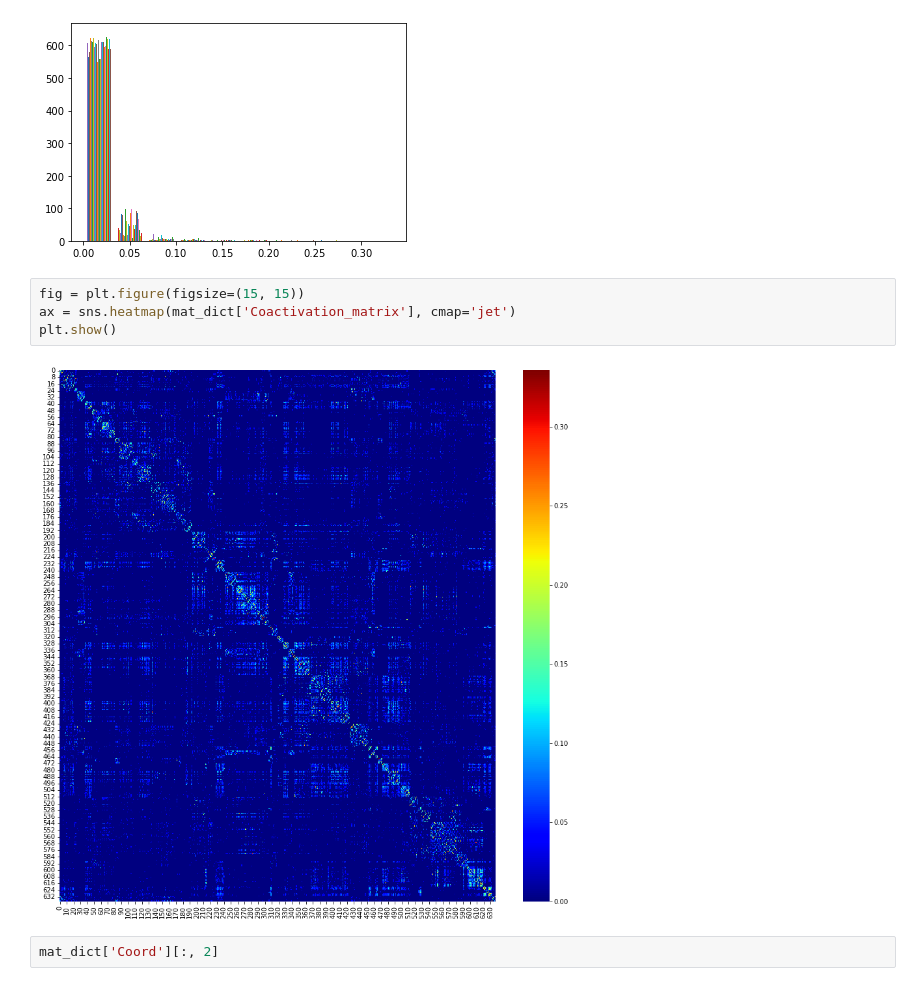
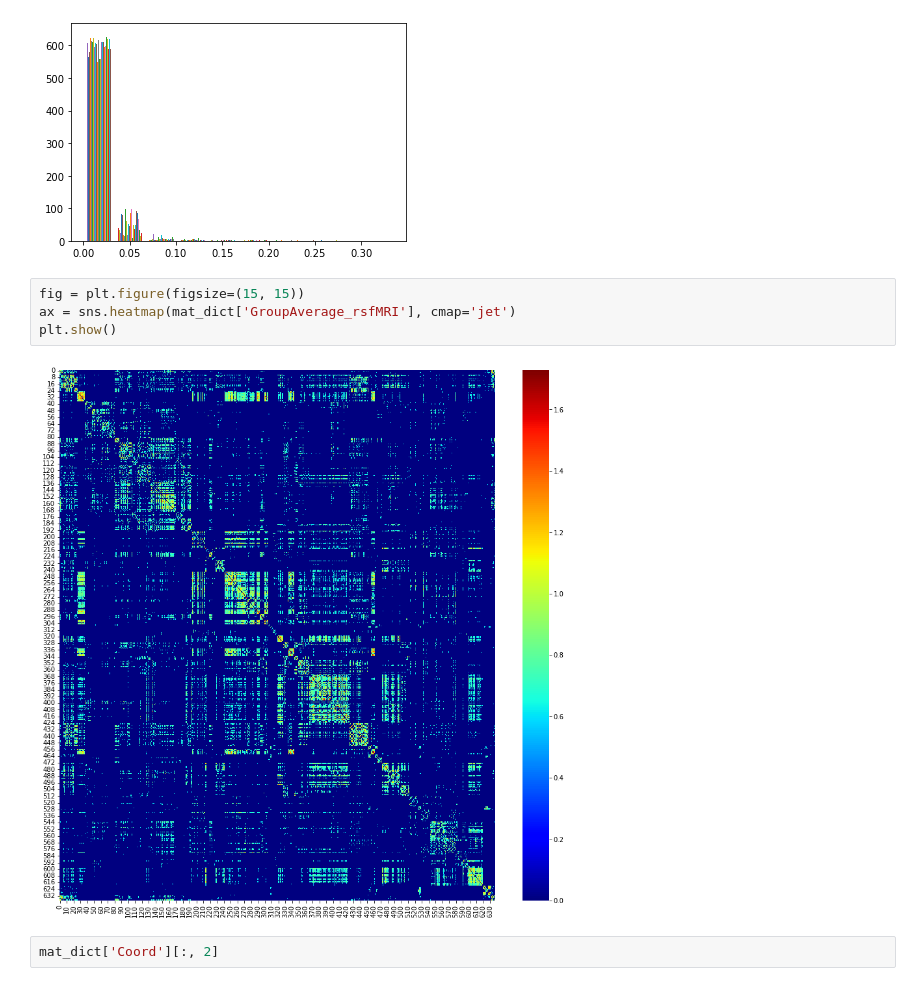
Before and after one commit to Fernando-JAL/Neurociencias-2025-1, a Jupyter notebook: S_03_Clases/09 BCT/Coactivation_matrix.ipynb, the cells around one changed output. Saved outputs shown, nothing was run; the diff lists cells and outputs as text.

```diff
--- a/S_03_Clases/09 BCT/Coactivation_matrix.ipynb
+++ b/S_03_Clases/09 BCT/Coactivation_matrix.ipynb
@@ -91,10 +91,10 @@ plt.hist(mat_dict['Coactivation_matrix'])
 [figure]
 # %%
 fig = plt.figure(figsize=(15, 15))
-ax = sns.heatmap(mat_dict['Coactivation_matrix'], cmap='jet')
+ax = sns.heatmap(mat_dict['GroupAverage_rsfMRI'], cmap='jet')
 plt.show()
 # %% [output]
-[figure, old version]
+[figure, new version]
 # %%
 mat_dict['Coord'][:, 2]
 # %% [output]
```
Also changed, not shown: parts of 1 cell of this notebook, 1 other file.
